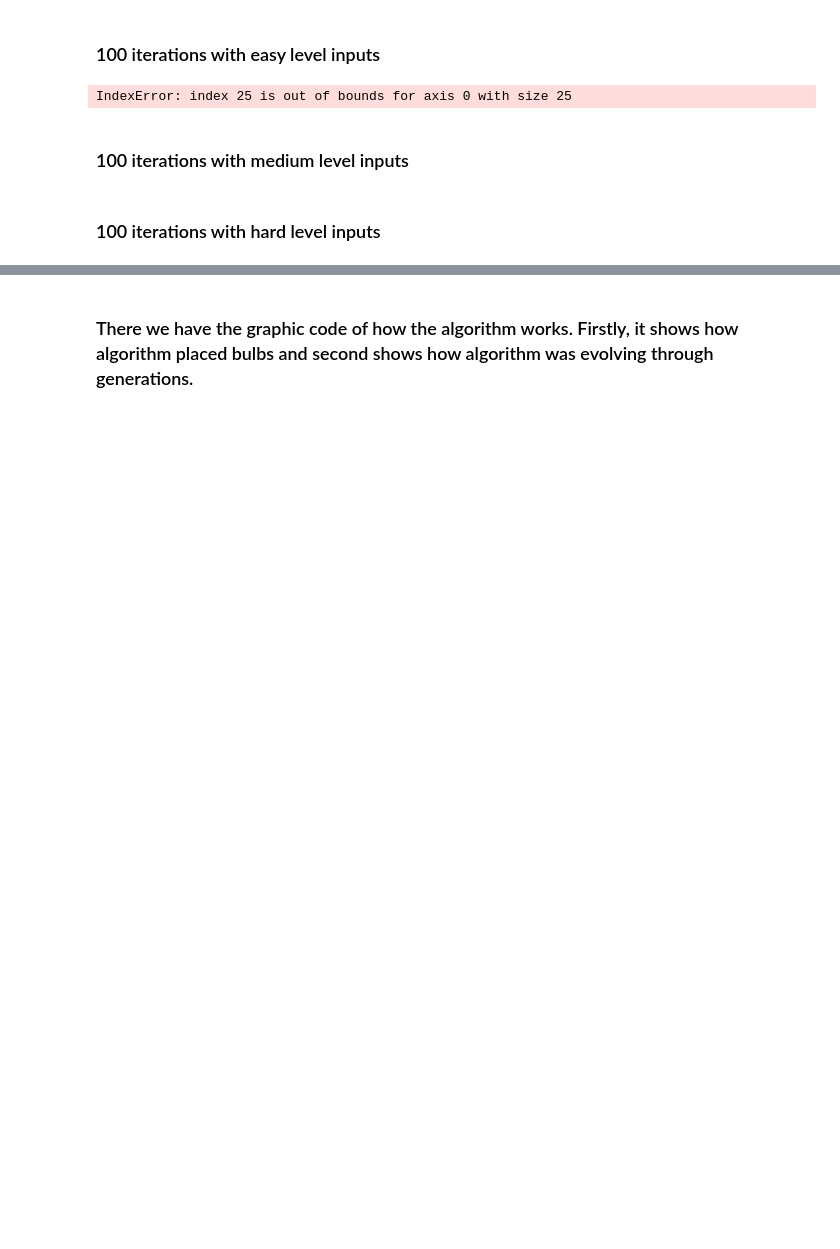
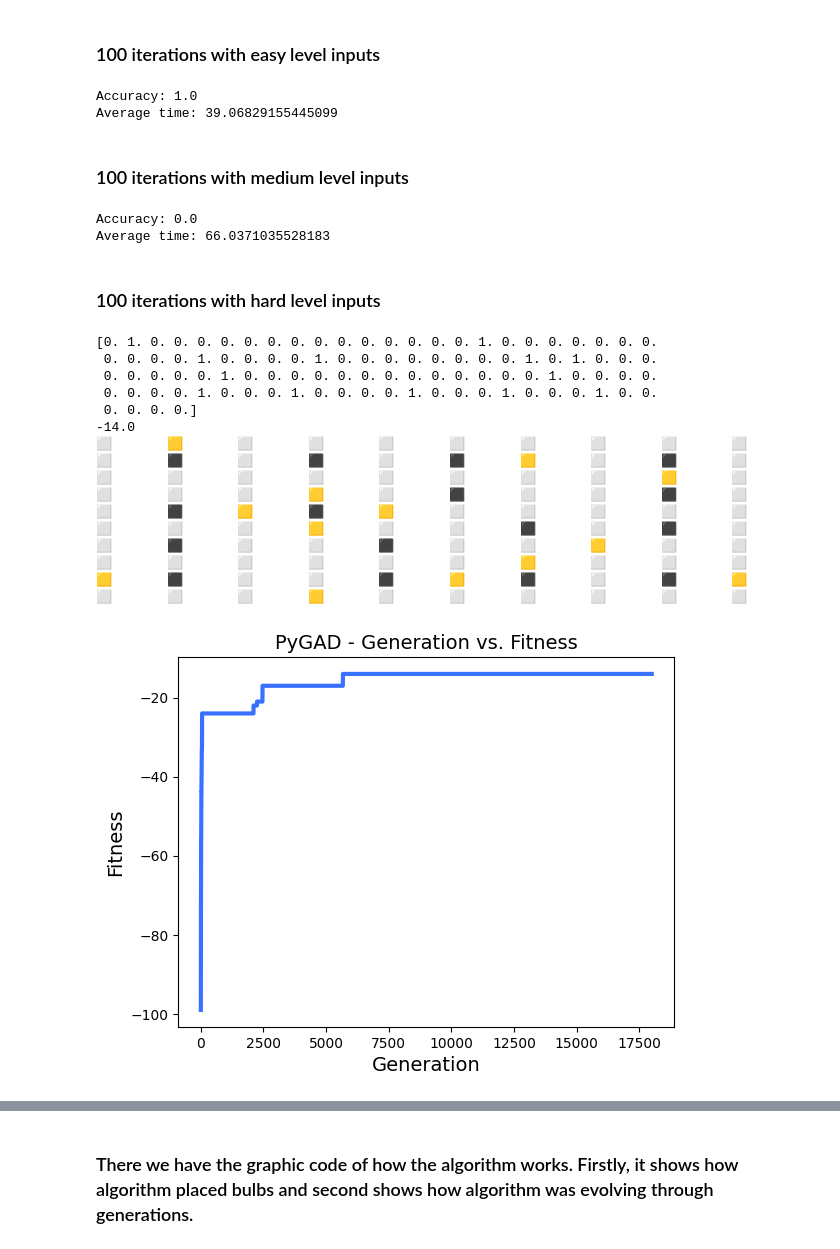
Before and after one commit to olewna/inteligencja-obliczeniowa, a Jupyter notebook: projekt01/projekt.ipynb, the cells around one changed output, grey strips where cells are left out. Cells and saved outputs as stored; diff of their text form; code cells hidden in the pictures; blank space fills up the shorter version.

Commit message:
lab06/zad04 - added answer, project - calculate big boards

```diff
--- a/projekt01/projekt.ipynb
+++ b/projekt01/projekt.ipynb
@@ -173,8 +173,12 @@ def board_final(solution):
 
     for i in range(0,len(board)):
         for j in range(0,len(board[i])):
-            if(solution[id]==1):
-                board[i][j]="O"
+            if(solution[id]==1 and board[i][j]!="B"):
+                board[i][j]="🟨"
+            elif(board[i][j]=="W"):
+                board[i][j] = '⬜'
+            else:
+                board[i][j] = '⬛'
             id += 1
 
     return board
@@ -235,12 +237,7 @@ average_time = 0
 for i in range(0,100):
     x = random.randint(0,2)
     level = normal[x]
-    if (len(level)*len(level[0])<=50):
-        params = [300,600]
-    elif (len(level)*len(level[0])<=100):
-        params = [400,1000]
-    else:
-        params = [500, 1300]
+    params = [300, 600]
 
     num_genes = len(level)*len(level[0])
     sol_per_pop = params[0]
@@ -275,7 +272,8 @@ for i in range(0,100):
 print("Accuracy: " + str(round(good*100/100,2)))
 print("Average time: " + str(average_time/100))
 # %% [output]
-IndexError: index 25 is out of bounds for axis 0 with size 25
+Accuracy: 1.0
+Average time: 39.06829155445099
 # %% [markdown]
 ### 100 iterations with medium level inputs
 # %%
@@ -284,12 +282,7 @@ average_time = 0
 for i in range(0,100):
     x = random.randint(0,2)
     level = hard[x]
-    if (len(level)*len(level[0])<=50):
-        params = [300,600]
-    elif (len(level)*len(level[0])<=100):
-        params = [400,1000]
-    else:
-        params = [500, 1300]
+    params = [300, 600]
 
     num_genes = len(level)*len(level[0])
     sol_per_pop = params[0]
@@ -323,5 +316,8 @@ for i in range(0,100):
 
 print("Accuracy: " + str(round(good*100/100,2)))
 print("Average time: " + str(average_time/100))
+# %% [output]
+Accuracy: 0.0
+Average time: 66.0371035528183
 # %% [markdown]
 ### 100 iterations with hard level inputs
@@ -332,0 +324,52 @@ ga_instance.plot_fitness()
+# %%
+level = N1
+params = [100, 18000]
+
+num_genes = len(level)*len(level[0])
+sol_per_pop = params[0]
+num_parents_mating = params[0]//2
+num_generations = params[1]
+mutation_percent_genes = 4
+keep_parents = 2
+
+parent_selection_type = "rank"
+crossover_type = "single_point"
+mutation_type = "random"
+
+ga_instance = pygad.GA(gene_space=gene_space,
+                    num_generations=num_generations,
+                    num_parents_mating=num_parents_mating,
+                    fitness_func=fitness_function,
+                    sol_per_pop=sol_per_pop,
+                    num_genes=num_genes,
+                    parent_selection_type=parent_selection_type,
+                    keep_parents=keep_parents,
+                    crossover_type=crossover_type,
+                    mutation_type=mutation_type,
+                    mutation_percent_genes=mutation_percent_genes)
+
+ga_instance.run()
+solution, solution_fitness, solution_idx = ga_instance.best_solution()
+print(solution)
+print(solution_fitness)
+matrix = board_final(solution)
+print('\n'.join(['\t'.join([str(cell) for cell in row]) for row in matrix]))
+ga_instance.plot_fitness()
+# %% [output]
+[0. 1. 0. 0. 0. 0. 0. 0. 0. 0. 0. 0. 0. 0. 0. 0. 1. 0. 0. 0. 0. 0. 0. 0.
+ 0. 0. 0. 0. 1. 0. 0. 0. 0. 1. 0. 0. 0. 0. 0. 0. 0. 0. 1. 0. 1. 0. 0. 0.
+ 0. 0. 0. 0. 0. 1. 0. 0. 0. 0. 0. 0. 0. 0. 0. 0. 0. 0. 0. 1. 0. 0. 0. 0.
+ 0. 0. 0. 0. 1. 0. 0. 0. 1. 0. 0. 0. 0. 1. 0. 0. 0. 1. 0. 0. 0. 1. 0. 0.
+ 0. 0. 0. 0.]
+-14.0
+⬜       🟨       ⬜       ⬜       ⬜       ⬜       ⬜       ⬜       ⬜       ⬜
+⬜       ⬛       ⬜       ⬛       ⬜       ⬛       🟨       ⬜       ⬛       ⬜
+⬜       ⬜       ⬜       ⬜       ⬜       ⬜       ⬜       ⬜       🟨       ⬜
+⬜       ⬜       ⬜       🟨       ⬜       ⬛       ⬜       ⬜       ⬛       ⬜
+⬜       ⬛       🟨       ⬛       🟨       ⬜       ⬜       ⬜       ⬜       ⬜
+⬜       ⬜       ⬜       🟨       ⬜       ⬜       ⬛       ⬜       ⬛       ⬜
+⬜       ⬛       ⬜       ⬜       ⬛       ⬜       ⬜       🟨       ⬜       ⬜
+⬜       ⬜       ⬜       ⬜       ⬜       ⬜       🟨       ⬜       ⬜       ⬜
+🟨       ⬛       ⬜       ⬜       ⬛       🟨       ⬛       ⬜       ⬛       🟨
+⬜       ⬜       ⬜       🟨       ⬜       ⬜       ⬜       ⬜       ⬜       ⬜
+[figure, added]
```
Also changed, not shown: parts of 4 cells of this notebook, 1 other file.
